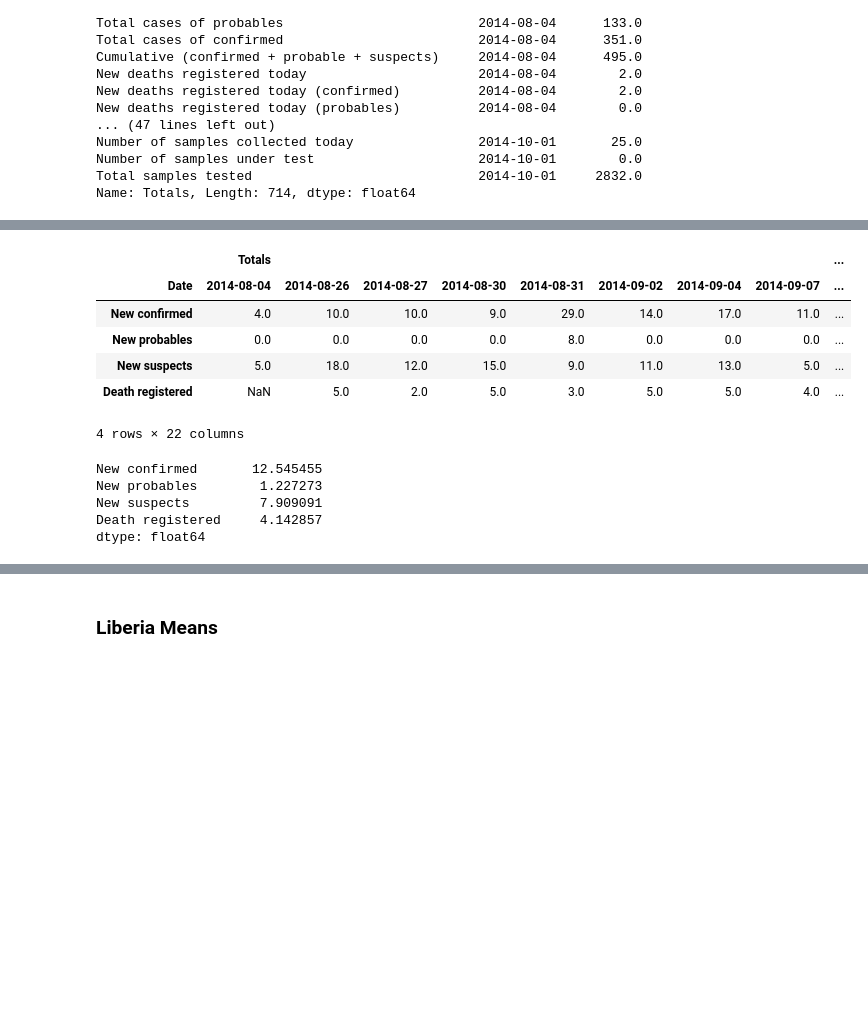
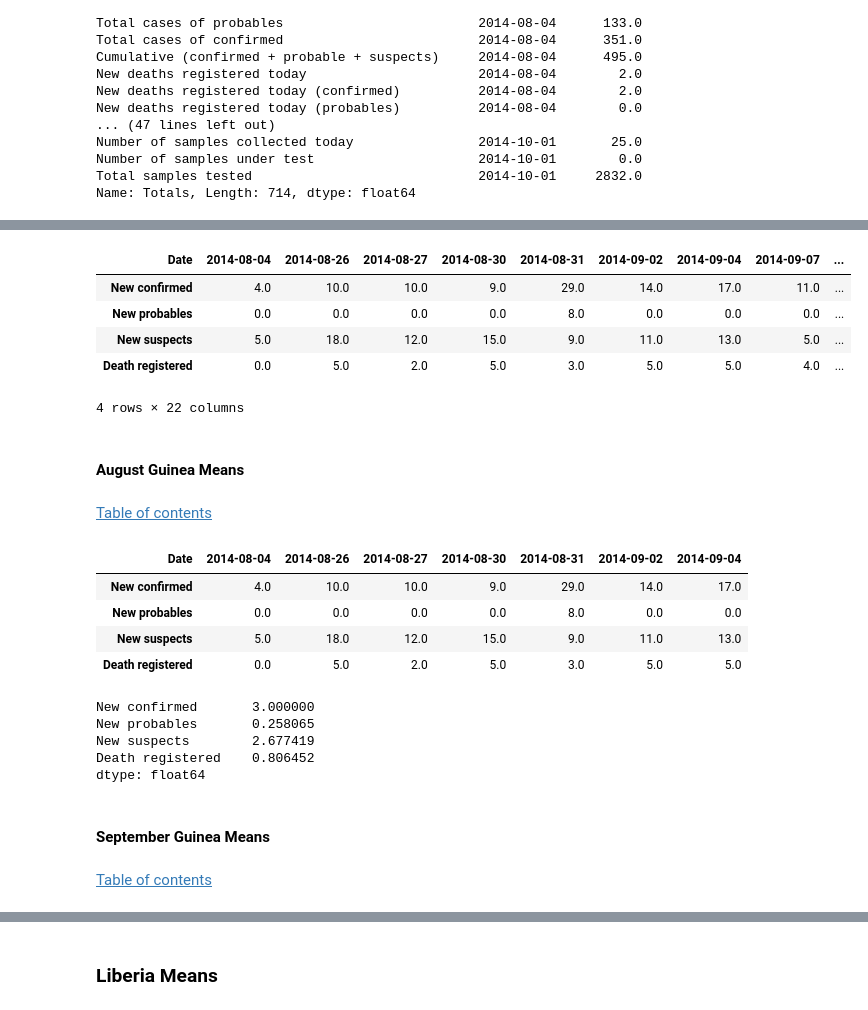
Before and after one commit to IsaacLeimgruber/ADA_labs_repo, a Jupyter notebook: 01 - Pandas and Data Wrangling/Homework 1_isaac.ipynb, the cells around one changed output, grey strips where cells are left out. Saved outputs shown, nothing was run; the diff lists cells and outputs as text; code cells hidden in the pictures; blank space fills up the shorter version.

Commit message:
wip Calcul means ebola

```diff
--- a/01 - Pandas and Data Wrangling/Homework 1_isaac.ipynb
+++ b/01 - Pandas and Data Wrangling/Homework 1_isaac.ipynb
@@ -228,21 +246,17 @@ guinea_filtered.head(3)
 # %%
 guinea_unstacked = guinea_filtered.unstack()
 guinea_unstacked.index = ['New confirmed', 'New probables', 'New suspects', 'Death registered']
+guinea_unstacked.fillna(0, inplace = True)
+guinea_unstacked = guinea_unstacked['Totals']
 guinea_unstacked
 # %% [output]
-|  | Totals |  |  |  |  |  |  |  | ... |
 | Date | 2014-08-04 | 2014-08-26 | 2014-08-27 | 2014-08-30 | 2014-08-31 | 2014-09-02 | 2014-09-04 | 2014-09-07 | ... |
 | New confirmed | 4.0 | 10.0 | 10.0 | 9.0 | 29.0 | 14.0 | 17.0 | 11.0 | ... |
 | New probables | 0.0 | 0.0 | 0.0 | 0.0 | 8.0 | 0.0 | 0.0 | 0.0 | ... |
 | New suspects | 5.0 | 18.0 | 12.0 | 15.0 | 9.0 | 11.0 | 13.0 | 5.0 | ... |
-| Death registered | NaN | 5.0 | 2.0 | 5.0 | 3.0 | 5.0 | 5.0 | 4.0 | ... |
+| Death registered | 0.0 | 5.0 | 2.0 | 5.0 | 3.0 | 5.0 | 5.0 | 4.0 | ... |
 4 rows × 22 columns
-# %%
-guinea_final_means = guinea_unstacked.mean(axis = 1)
-guinea_final_means
-# %% [output]
-New confirmed       12.545455
-New probables        1.227273
-New suspects         7.909091
-Death registered     4.142857
-dtype: float64
+# %% [markdown]
+#### August Guinea Means
+# %% [markdown]
+ <div class="lev1"><a href="#Table-of-Contents"><span class="toc-item-num"></span>Table of contents</a></div>
@@ -248,0 +268,12 @@ dtype: float64
+# %%
+august_month_gui = guinea_unstacked.loc[:,first_august_gui:last_august_gui]
+august_start = parse(guinea_start_august.columns[0])
+august_end = parse(guinea_end_august.columns[0])
+
+august_month_gui
+# %% [output]
+| Date | 2014-08-04 | 2014-08-26 | 2014-08-27 | 2014-08-30 | 2014-08-31 | 2014-09-02 | 2014-09-04 |
+| New confirmed | 4.0 | 10.0 | 10.0 | 9.0 | 29.0 | 14.0 | 17.0 |
+| New probables | 0.0 | 0.0 | 0.0 | 0.0 | 8.0 | 0.0 | 0.0 |
+| New suspects | 5.0 | 18.0 | 12.0 | 15.0 | 9.0 | 11.0 | 13.0 |
+| Death registered | 0.0 | 5.0 | 2.0 | 5.0 | 3.0 | 5.0 | 5.0 |
@@ -248,0 +283,13 @@ dtype: float64
+# %%
+guinea_august_means = august_month_gui.sum(axis = 1)/august_days
+guinea_august_means
+# %% [output]
+New confirmed       3.000000
+New probables       0.258065
+New suspects        2.677419
+Death registered    0.806452
+dtype: float64
+# %% [markdown]
+#### September Guinea Means
+# %% [markdown]
+ <div class="lev1"><a href="#Table-of-Contents"><span class="toc-item-num"></span>Table of contents</a></div>
```
Also changed, not shown: parts of 32 cells of this notebook.
